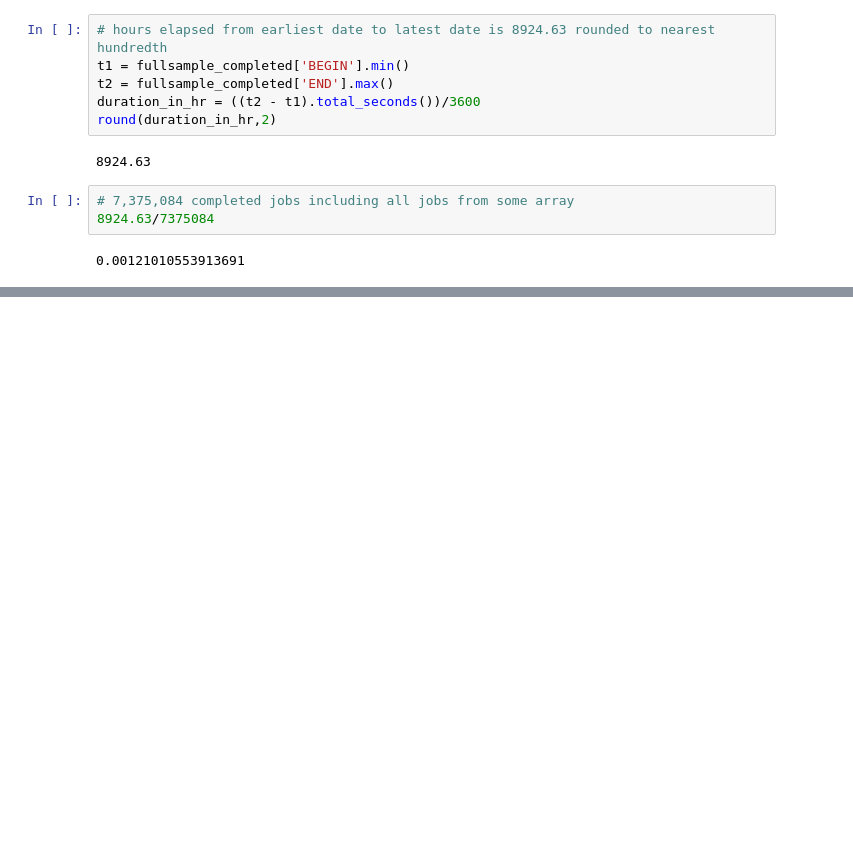
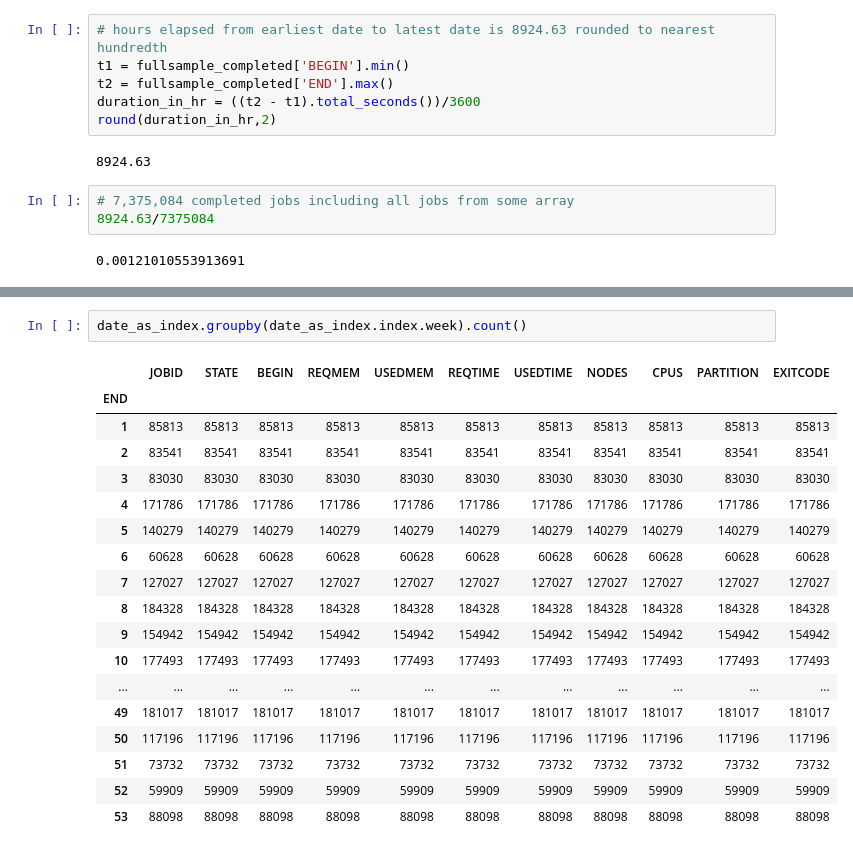
Before and after one commit to nss-data-science-cohort-5/accre-black-licorice, a Jupyter notebook: ACCRE.ipynb, the cells around one changed output, grey strips where cells are left out. Saved outputs shown, nothing was run; the diff lists cells and outputs as text; blank space fills up the shorter version.

```diff
--- a/ACCRE.ipynb
+++ b/ACCRE.ipynb
@@ -58,0 +143,21 @@ round(duration_in_hr,2)
+# %%
+date_as_index.groupby(date_as_index.index.week).count()
+# %% [output]
+|  | JOBID | STATE | BEGIN | REQMEM | USEDMEM | REQTIME | USEDTIME | NODES | CPUS | PARTITION | EXITCODE |
+| END |  |  |  |  |  |  |  |  |  |  |  |
+| 1 | 85813 | 85813 | 85813 | 85813 | 85813 | 85813 | 85813 | 85813 | 85813 | 85813 | 85813 |
+| 2 | 83541 | 83541 | 83541 | 83541 | 83541 | 83541 | 83541 | 83541 | 83541 | 83541 | 83541 |
+| 3 | 83030 | 83030 | 83030 | 83030 | 83030 | 83030 | 83030 | 83030 | 83030 | 83030 | 83030 |
+| 4 | 171786 | 171786 | 171786 | 171786 | 171786 | 171786 | 171786 | 171786 | 171786 | 171786 | 171786 |
+| 5 | 140279 | 140279 | 140279 | 140279 | 140279 | 140279 | 140279 | 140279 | 140279 | 140279 | 140279 |
+| 6 | 60628 | 60628 | 60628 | 60628 | 60628 | 60628 | 60628 | 60628 | 60628 | 60628 | 60628 |
+| 7 | 127027 | 127027 | 127027 | 127027 | 127027 | 127027 | 127027 | 127027 | 127027 | 127027 | 127027 |
+| 8 | 184328 | 184328 | 184328 | 184328 | 184328 | 184328 | 184328 | 184328 | 184328 | 184328 | 184328 |
+| 9 | 154942 | 154942 | 154942 | 154942 | 154942 | 154942 | 154942 | 154942 | 154942 | 154942 | 154942 |
+| 10 | 177493 | 177493 | 177493 | 177493 | 177493 | 177493 | 177493 | 177493 | 177493 | 177493 | 177493 |
+| ... | ... | ... | ... | ... | ... | ... | ... | ... | ... | ... | ... |
+| 49 | 181017 | 181017 | 181017 | 181017 | 181017 | 181017 | 181017 | 181017 | 181017 | 181017 | 181017 |
+| 50 | 117196 | 117196 | 117196 | 117196 | 117196 | 117196 | 117196 | 117196 | 117196 | 117196 | 117196 |
+| 51 | 73732 | 73732 | 73732 | 73732 | 73732 | 73732 | 73732 | 73732 | 73732 | 73732 | 73732 |
+| 52 | 59909 | 59909 | 59909 | 59909 | 59909 | 59909 | 59909 | 59909 | 59909 | 59909 | 59909 |
+| 53 | 88098 | 88098 | 88098 | 88098 | 88098 | 88098 | 88098 | 88098 | 88098 | 88098 | 88098 |
```
Also changed, not shown: parts of 17 cells of this notebook.
